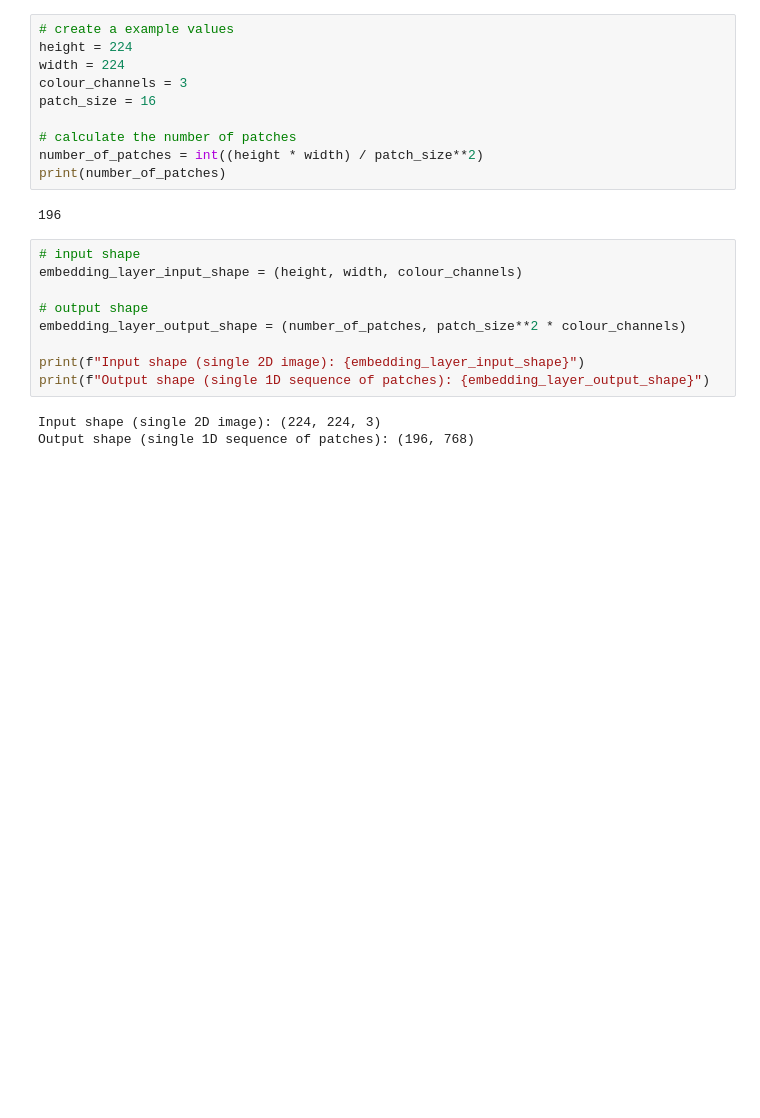
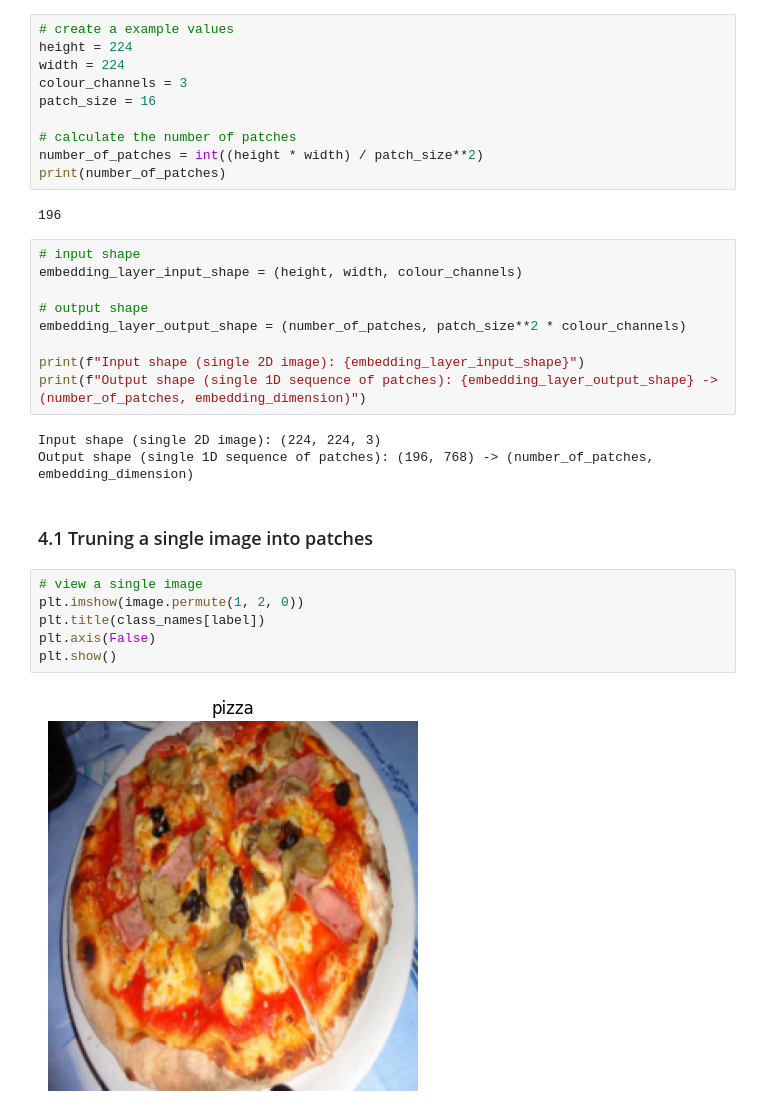
Before and after one commit to Muntasir2179/pytorch-learnig, a Jupyter notebook: 08_pytorch_paper_replicating_.ipynb, the cells around one changed output. Saved outputs shown, nothing was run; the diff lists cells and outputs as text; blank space fills up the shorter version.

Commit message:
image converted into patches

```diff
--- a/08_pytorch_paper_replicating_.ipynb
+++ b/08_pytorch_paper_replicating_.ipynb
@@ -262,7 +262,17 @@ embedding_layer_input_shape = (height, width, colour_channels)
 embedding_layer_output_shape = (number_of_patches, patch_size**2 * colour_channels)
 
 print(f"Input shape (single 2D image): {embedding_layer_input_shape}")
-print(f"Output shape (single 1D sequence of patches): {embedding_layer_output_shape}")
+print(f"Output shape (single 1D sequence of patches): {embedding_layer_output_shape} -> (number_of_patches, embedding_dimension)")
 # %% [output]
 Input shape (single 2D image): (224, 224, 3)
-Output shape (single 1D sequence of patches): (196, 768)
+Output shape (single 1D sequence of patches): (196, 768) -> (number_of_patches, embedding_dimension)
+# %% [markdown]
+### 4.1 Truning a single image into patches
+# %%
+# view a single image
+plt.imshow(image.permute(1, 2, 0))
+plt.title(class_names[label])
+plt.axis(False)
+plt.show()
+# %% [output]
+[figure, added]
```
Also changed, not shown: parts of 6 cells of this notebook.
